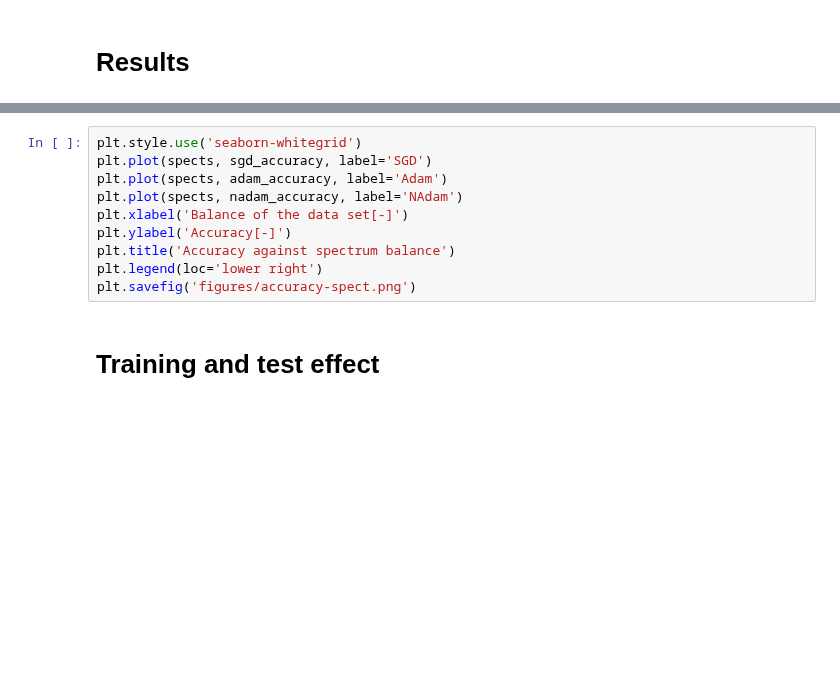
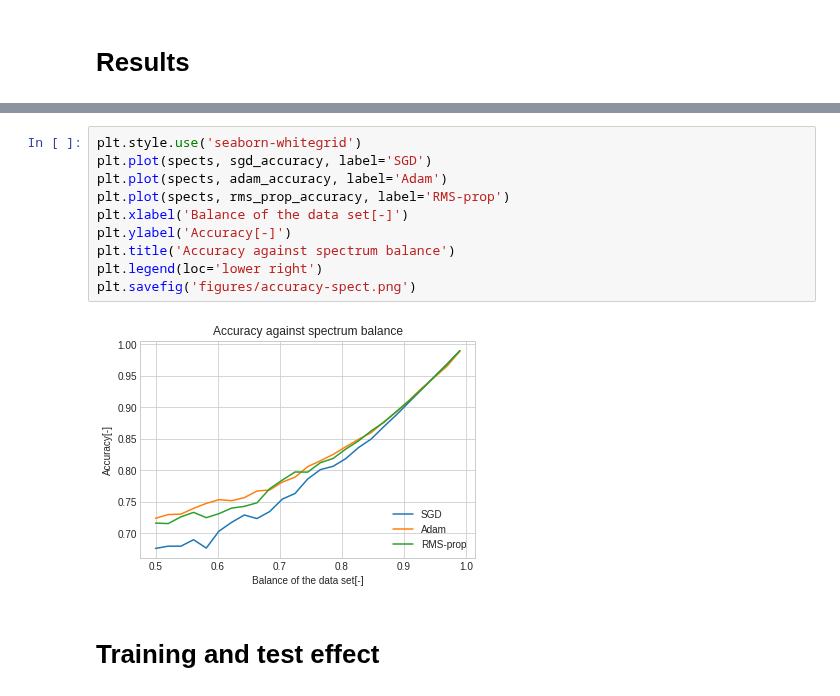
Before and after one commit to jalil-M/Opt-Project, a Jupyter notebook: project.ipynb, the cells around one changed output, grey strips where cells are left out. Saved outputs shown, nothing was run; the diff lists cells and outputs as text; blank space fills up the shorter version.

```diff
--- a/project.ipynb
+++ b/project.ipynb
@@ -103,13 +120,15 @@ plt.savefig('figures/f1-spect.png')
 # %%
 plt.style.use('seaborn-whitegrid')
 plt.plot(spects, sgd_accuracy, label='SGD')
 plt.plot(spects, adam_accuracy, label='Adam')
-plt.plot(spects, nadam_accuracy, label='NAdam')
+plt.plot(spects, rms_prop_accuracy, label='RMS-prop')
 plt.xlabel('Balance of the data set[-]')
 plt.ylabel('Accuracy[-]')
 plt.title('Accuracy against spectrum balance')
 plt.legend(loc='lower right')
 plt.savefig('figures/accuracy-spect.png')
+# %% [output]
+[figure, added]
 # %% [markdown]
 # Training and test effect
 # %%
```
Also changed, not shown: parts of 10 cells of this notebook, 4 other files.
